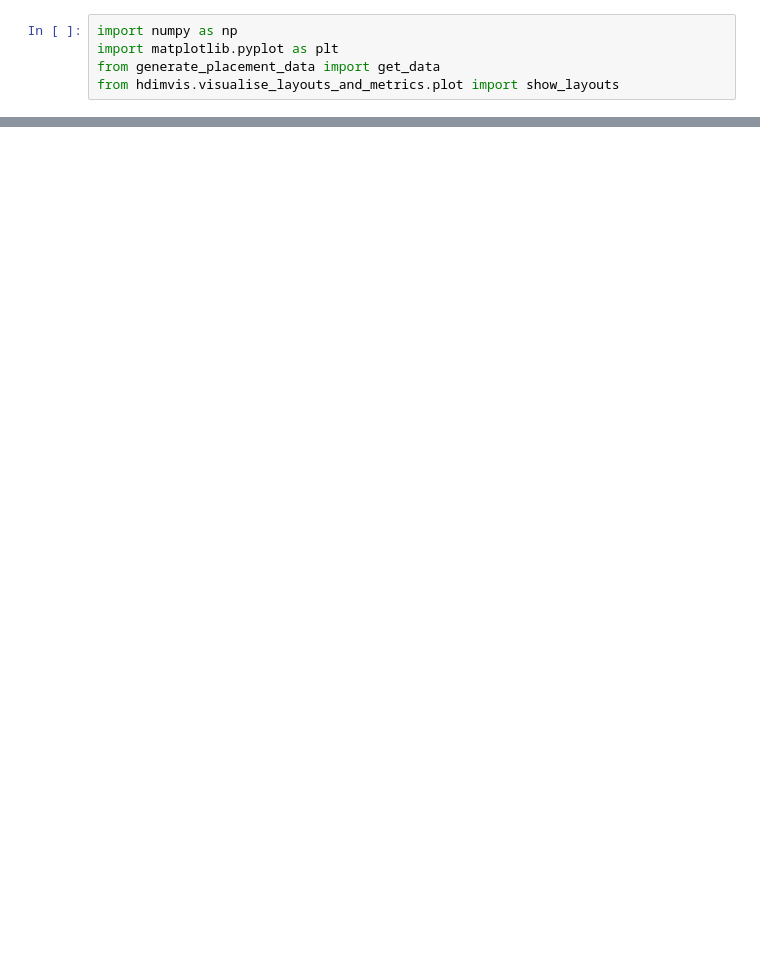
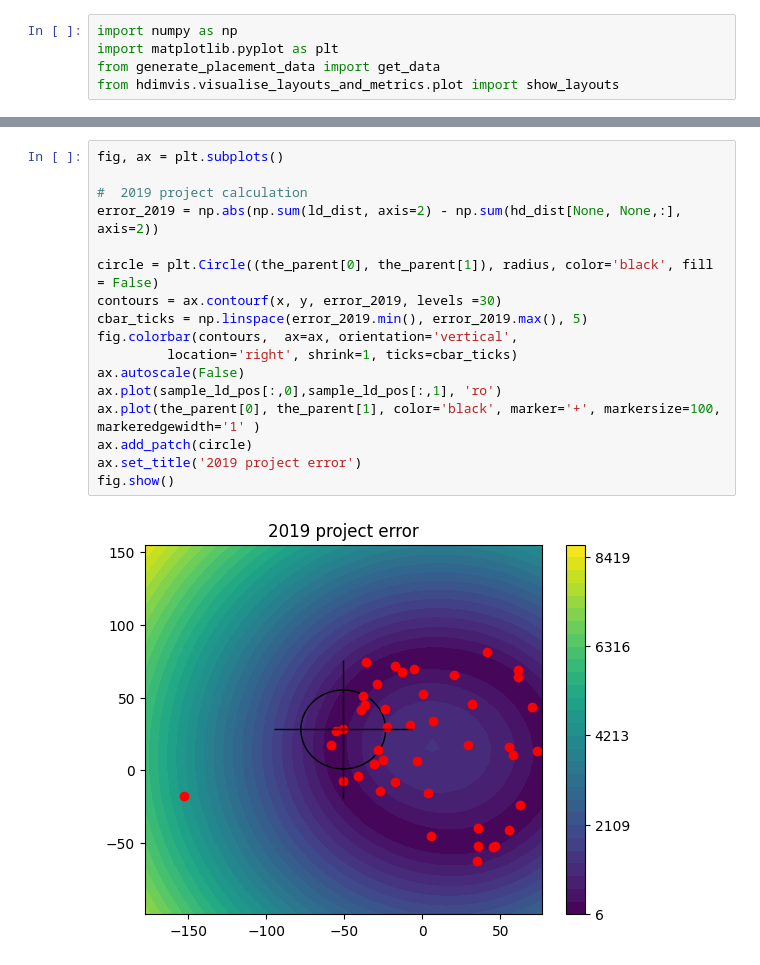
Before and after one commit to Jan961/2095736w, a Jupyter notebook: experiments/hybrid_placement/placement.ipynb, the cells around one changed output, grey strips where cells are left out. Drawn from its saved outputs; the diff is of its cells as text; blank space fills up the shorter version.

```diff
--- a/experiments/hybrid_placement/placement.ipynb
+++ b/experiments/hybrid_placement/placement.ipynb
@@ -121,0 +124,19 @@ fig.show()
+# %%
+fig, ax = plt.subplots()
+
+#  2019 project calculation
+error_2019 = np.abs(np.sum(ld_dist, axis=2) - np.sum(hd_dist[None, None,:], axis=2))
+
+circle = plt.Circle((the_parent[0], the_parent[1]), radius, color='black', fill = False)
+contours = ax.contourf(x, y, error_2019, levels =30)
+cbar_ticks = np.linspace(error_2019.min(), error_2019.max(), 5)
+fig.colorbar(contours,  ax=ax, orientation='vertical',
+         location='right', shrink=1, ticks=cbar_ticks)
+ax.autoscale(False)
+ax.plot(sample_ld_pos[:,0],sample_ld_pos[:,1], 'ro')
+ax.plot(the_parent[0], the_parent[1], color='black', marker='+', markersize=100, markeredgewidth='1' )
+ax.add_patch(circle)
+ax.set_title('2019 project error')
+fig.show()
+# %% [output]
+[figure, added]
```
Also changed, not shown: parts of 5 cells of this notebook, 27 other files.
